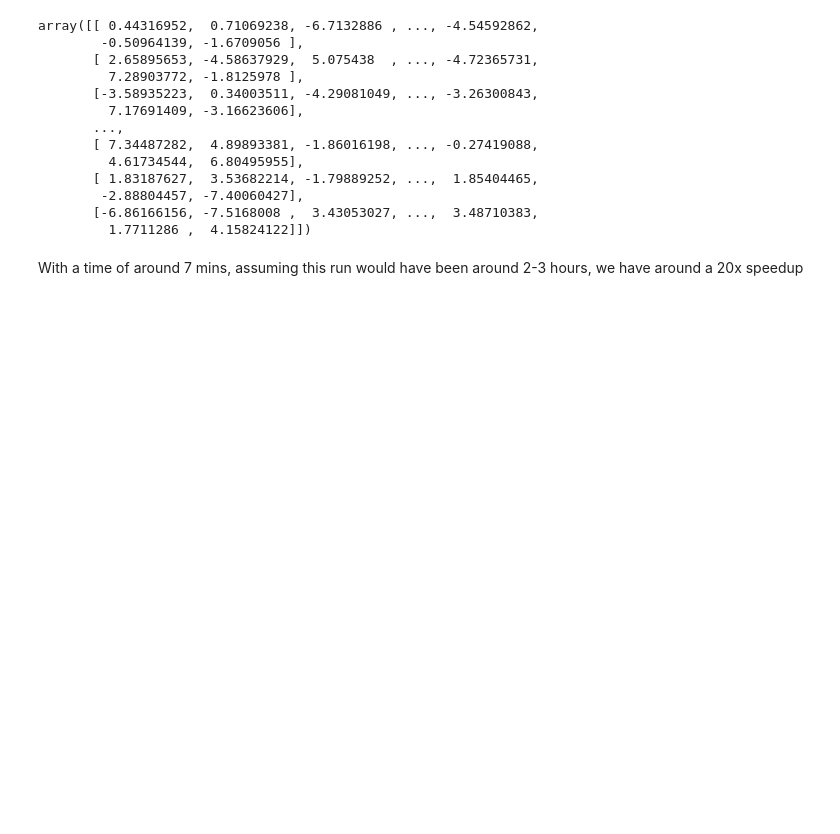
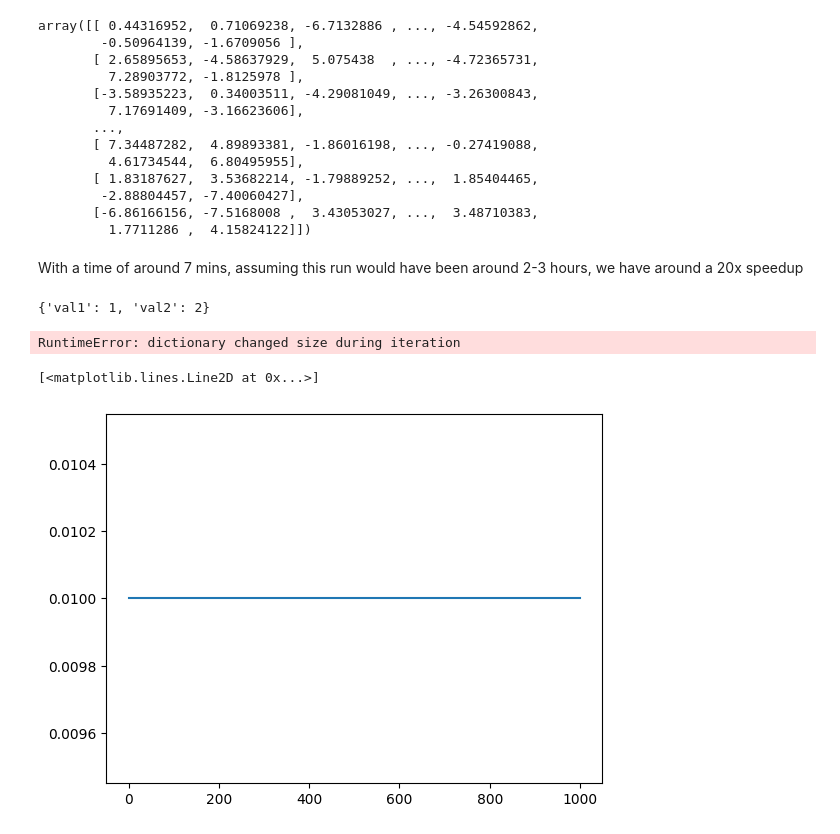
Before and after one commit to ebensonm/delay-optimizer, a Jupyter notebook: notebooks/test.ipynb, the cells around one changed output. Saved outputs shown, nothing was run; the diff lists cells and outputs as text; code cells hidden in the pictures; blank space fills up the shorter version.

```diff
--- a/notebooks/test.ipynb
+++ b/notebooks/test.ipynb
@@ -515,3 +515,32 @@ array([[ 0.44316952,  0.71069238, -6.7132886 , ..., -4.54592862,
          1.7711286 ,  4.15824122]])
 # %% [markdown]
 With a time of around 7 mins, assuming this run would have been around 2-3 hours, we have around a 20x speedup
+# %%
+kwargs = {"val1": 1, "val2":2}
+
+def func1(**kwargs):
+    for k, v in kwargs.items():
+        if k == "val1":
+            del kwargs[k]
+    return kwargs
+
+print(kwargs)
+print(func1(**kwargs))
+print(kwargs)
+# %% [output]
+{'val1': 1, 'val2': 2}
+RuntimeError: dictionary changed size during iteration
+# %%
+from delay_optimizer.optimization import schedulers as lr_gen
+from matplotlib import pyplot as plt
+
+const = lr_gen.Constant(0.01)
+step = lr_gen.Step(0.01, 0.1, 100)
+inv = lr_gen.Inv(0.01, 0.1, 100)
+tri2 = lr_gen.Tri2(0.1, 0.01, 100)
+sin2 = lr_gen.Sin2(0.1, 0.01, 100)
+# %%
+plt.plot([next(const) for i in range(1000)])
+# %% [output]
+[<matplotlib.lines.Line2D at 0x...>]
+[figure, added]
```
Also changed, not shown: parts of 4 cells of this notebook.
